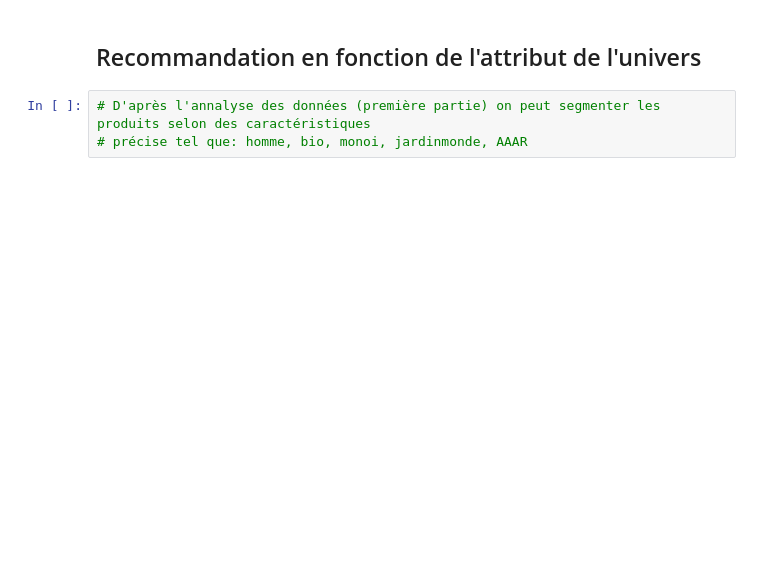
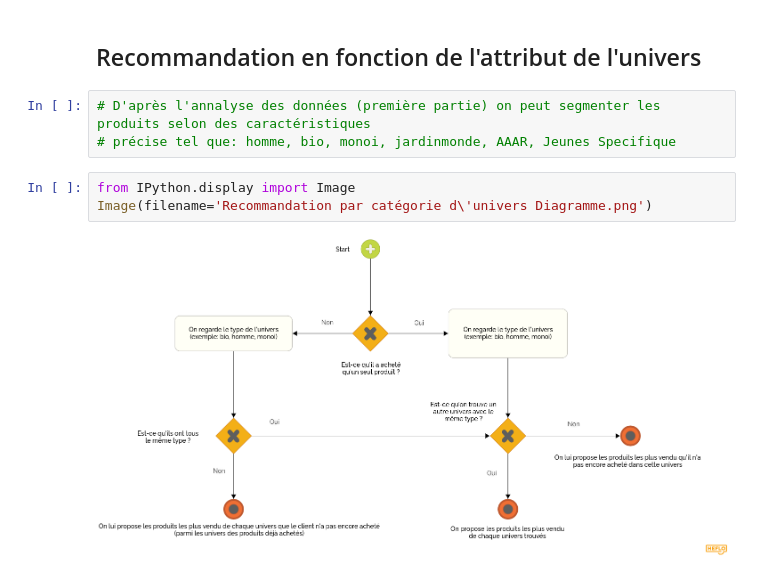
Before and after one commit to Estiennejeremy/T-DAT-901, a Jupyter notebook: recommander.ipynb, the cells around one changed output. Saved outputs shown, nothing was run; the diff lists cells and outputs as text; blank space fills up the shorter version.

```diff
--- a/recommander.ipynb
+++ b/recommander.ipynb
@@ -307,4 +314,9 @@ mailles: ['HYG_JDM' 'VIS_JEUNE_ET_LEVRE' 'VIS_AAAR_DEMAQLOTION']
 ## Recommandation en fonction de l'attribut de l'univers
 # %%
 # D'après l'annalyse des données (première partie) on peut segmenter les produits selon des caractéristiques
-# précise tel que: homme, bio, monoi, jardinmonde, AAAR
+# précise tel que: homme, bio, monoi, jardinmonde, AAAR, Jeunes Specifique
+# %%
+from IPython.display import Image
+Image(filename='Recommandation par catégorie d\'univers Diagramme.png')
+# %% [output]
+[figure, added]
```
Also changed, not shown: parts of 2 cells of this notebook, 4 other files.
